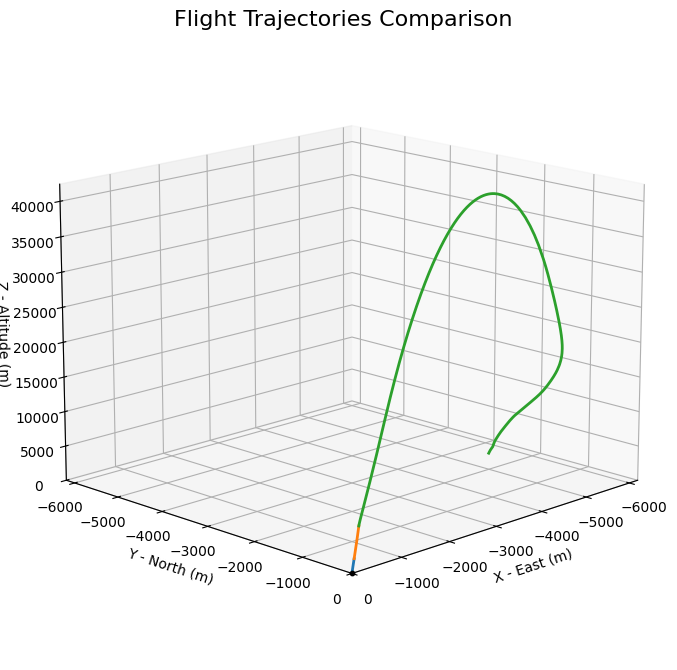
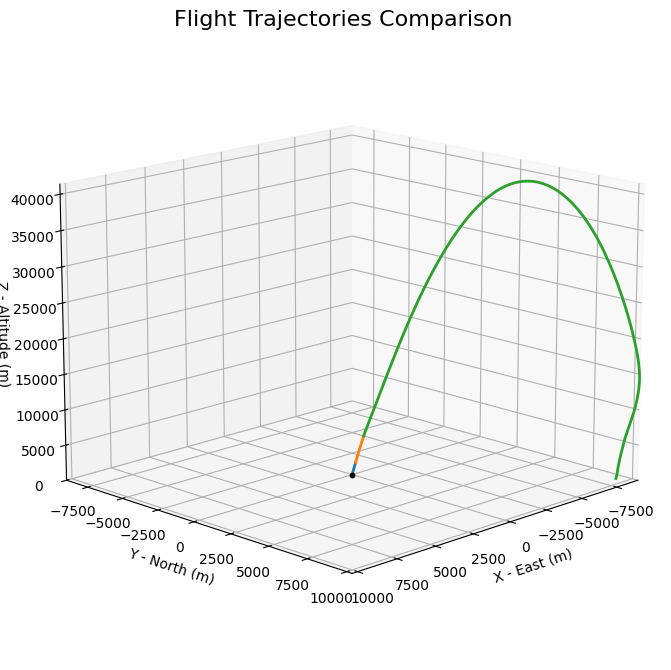
Code edit (unified diff) that turned the first committed figure into the second:
--- before
+++ after
@@ -1,3 +1,37 @@
-print(landingcoords)
+import matplotlib.pyplot as plt
+#comparison.stability_margin()
+print(flights[2].apogee*3.281)
+print(flights[2].max_mach_number)
+
+# # 1. CG is usually available on the flight because it's mass-dependent
+# # But the most reliable way for both is through the rocket object:
+# times = np.linspace(0, 10, 200)
+
+# # 2. Get CG over time
+# cg_values = [flights[2].rocket.evaluate_center_of_mass()]
+
+# # 3. Get CP over time 
+# # Note: CP in RocketPy depends on Mach number. 
+# # We pull the Mach number from the flight at each time step.
+# cp_values = []
+# for t in times:
+#     mach = flights[2].mach_number(t)
+#     cp_t = flights[2].rocket.cp_position(mach)
+#     cp_values.append(cp_t)
+
+# # Plotting
+# plt.figure(figsize=(10, 6))
+# plt.plot(times, cg_values, label='Center of Gravity (CG)')
+# plt.plot(times, cp_values, label='Center of Pressure (CP)')
+# plt.gca().invert_yaxis() 
+# plt.ylabel('Distance from Nose Cone (m)')
+# plt.xlabel('Time (s)')
+# plt.legend()
+# plt.grid(True)
+# plt.show()
+
+
+print(flights[0].max_mach_number)
+#print(landingcoords)
 comparison = CompareFlights(flights)
 # #SustainerFlight2.info()
@@ -5,3 +39,4 @@
 #comparison.trajectories_2d()
 comparison.positions()
-#comparison.stability_margin()
+
+comparison.velocities()

Commit: lots of cad work, starting to print test pieces